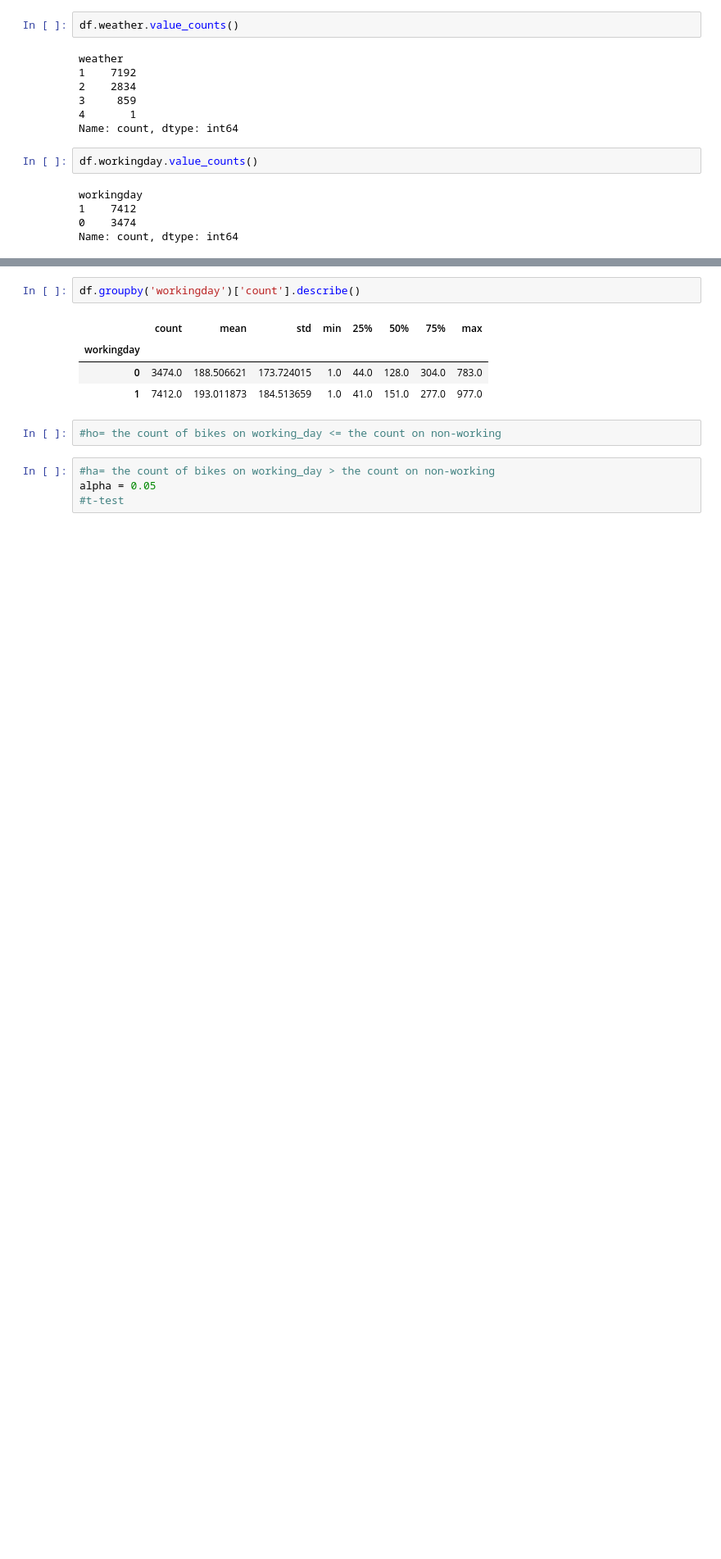
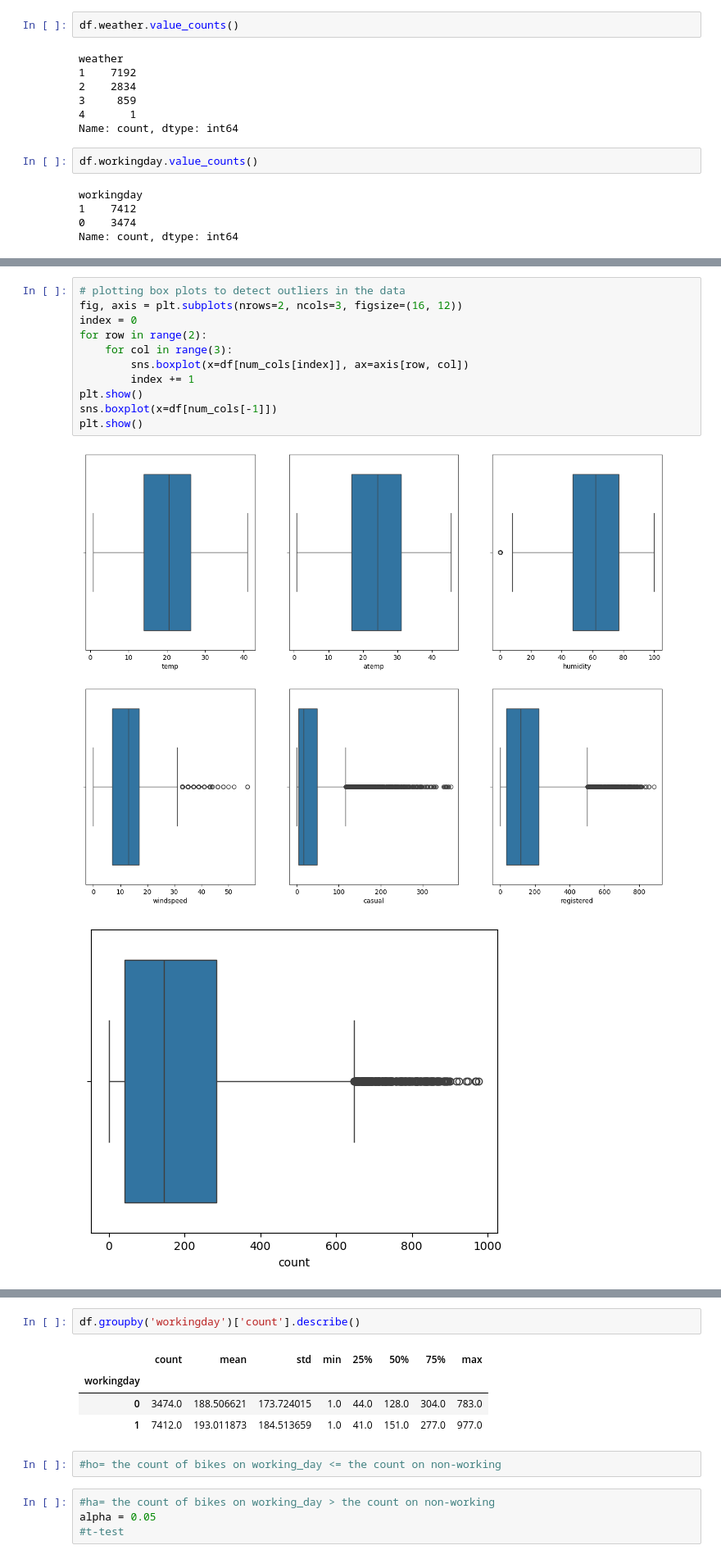
Before and after one commit to Vishalpandey328/Yulu-Hypothesis, a Jupyter notebook: Hypothesis.ipynb, the cells around one changed output, grey strips where cells are left out. Shown: that part at 82% size. Drawn from its saved outputs; the diff is of its cells as text; blank space fills up the shorter version.

```diff
--- a/Hypothesis.ipynb
+++ b/Hypothesis.ipynb
@@ -99,0 +171,14 @@ sns.boxplot(x='workingday',y='count', data=df)
+# %%
+# plotting box plots to detect outliers in the data
+fig, axis = plt.subplots(nrows=2, ncols=3, figsize=(16, 12))
+index = 0
+for row in range(2):
+    for col in range(3):
+        sns.boxplot(x=df[num_cols[index]], ax=axis[row, col])
+        index += 1
+plt.show()
+sns.boxplot(x=df[num_cols[-1]])
+plt.show()
+# %% [output]
+[figure, added]
+[figure, added]
```
Also changed, not shown: parts of 45 cells of this notebook.
